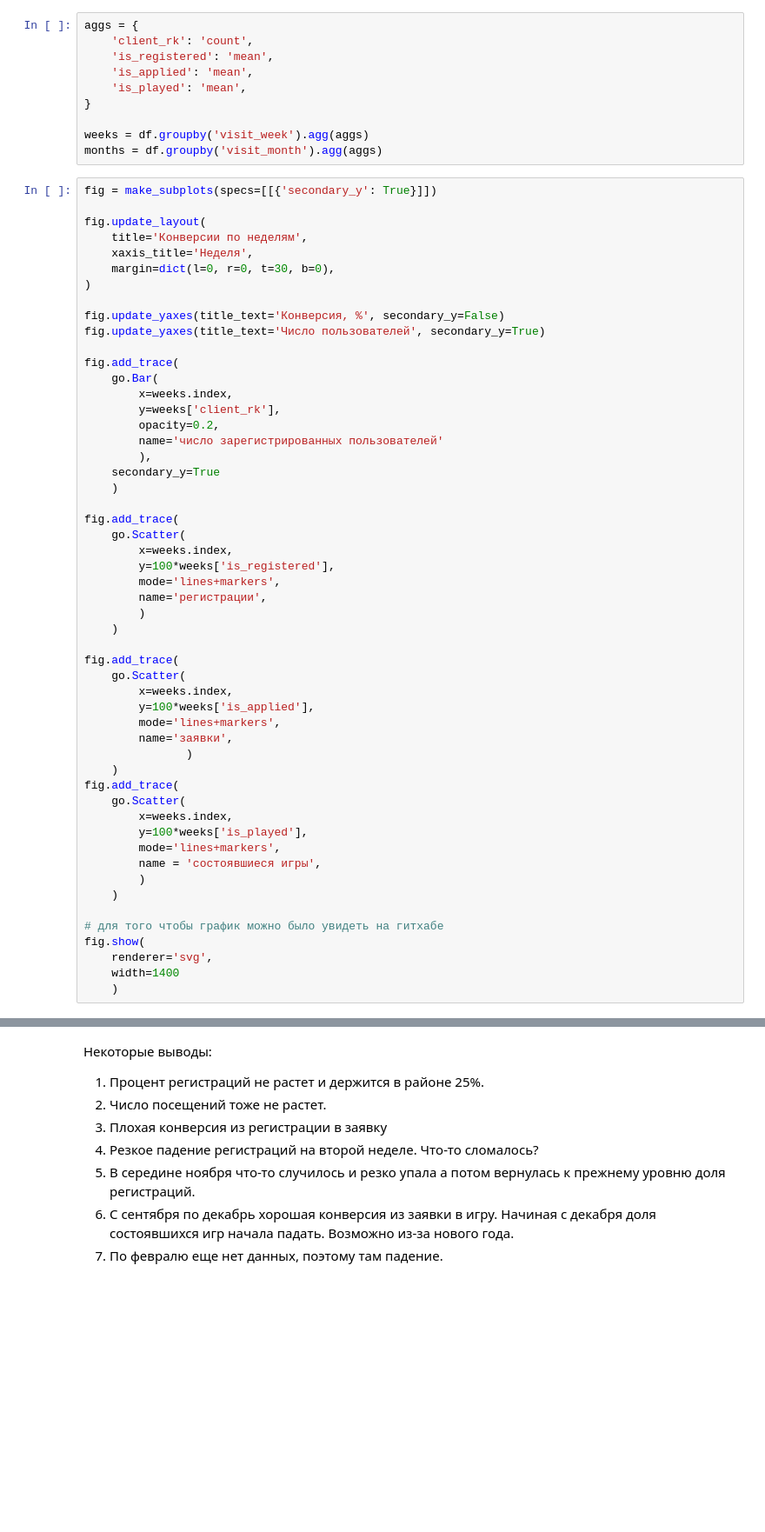
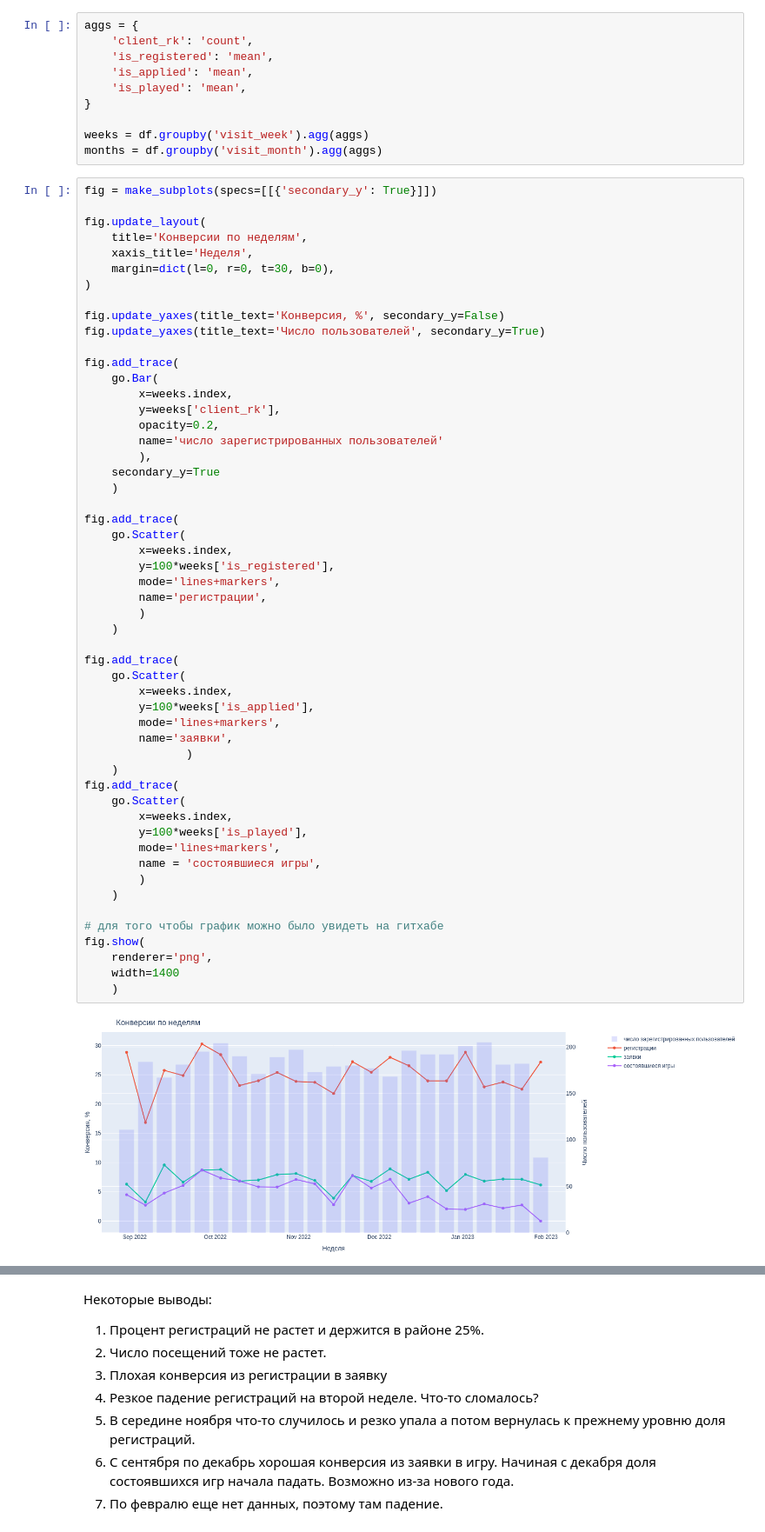
Before and after one commit to vacygn/Tinkoff_Industry_data_analysis, a Jupyter notebook: тинькофф_визуализация.ipynb, the cells around one changed output, grey strips where cells are left out. Shown at 87% size. Saved outputs shown, nothing was run; the diff lists cells and outputs as text; blank space fills up the shorter version.

Commit message:
fix plots

```diff
--- a/тинькофф_визуализация.ipynb
+++ b/тинькофф_визуализация.ipynb
@@ -121,32 +121,34 @@ fig.add_trace(
 fig.add_trace(
     go.Scatter(
         x=weeks.index,
         y=100*weeks['is_registered'],
         mode='lines+markers',
         name='регистрации',
         )
     )
 
 fig.add_trace(
     go.Scatter(
         x=weeks.index,
         y=100*weeks['is_applied'],
         mode='lines+markers',
         name='заявки',
                )
     )
 fig.add_trace(
     go.Scatter(
         x=weeks.index,
         y=100*weeks['is_played'],
         mode='lines+markers',
         name = 'состоявшиеся игры',
         )
     )
 
 # для того чтобы график можно было увидеть на гитхабе
 fig.show(
-    renderer='svg',
+    renderer='png',
     width=1400
     )
+# %% [output]
+[figure, added]
 # %%
```
Also changed, not shown: parts of 2 cells of this notebook.
